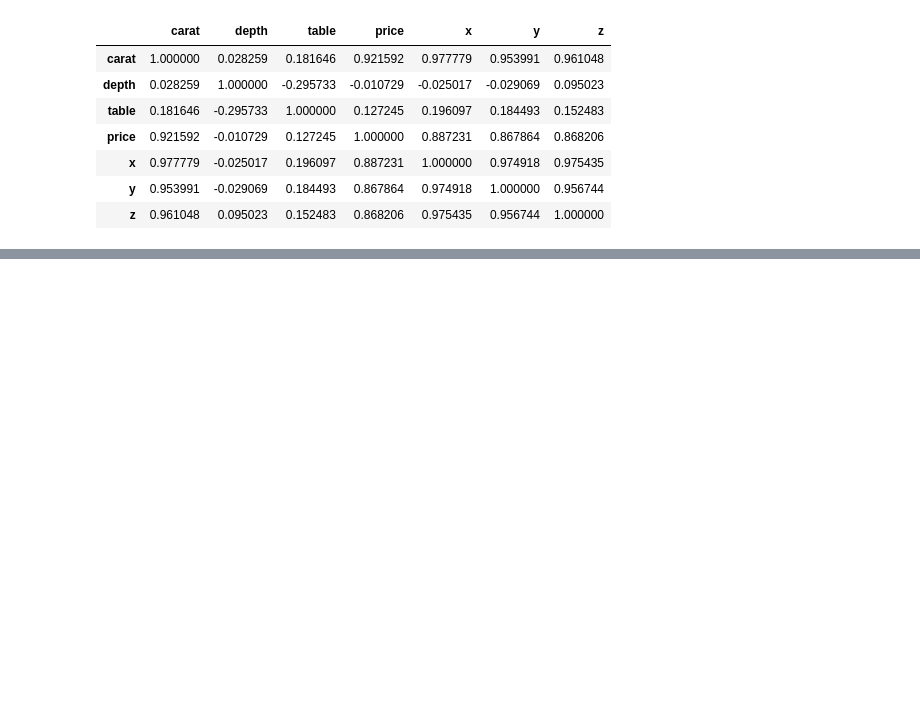
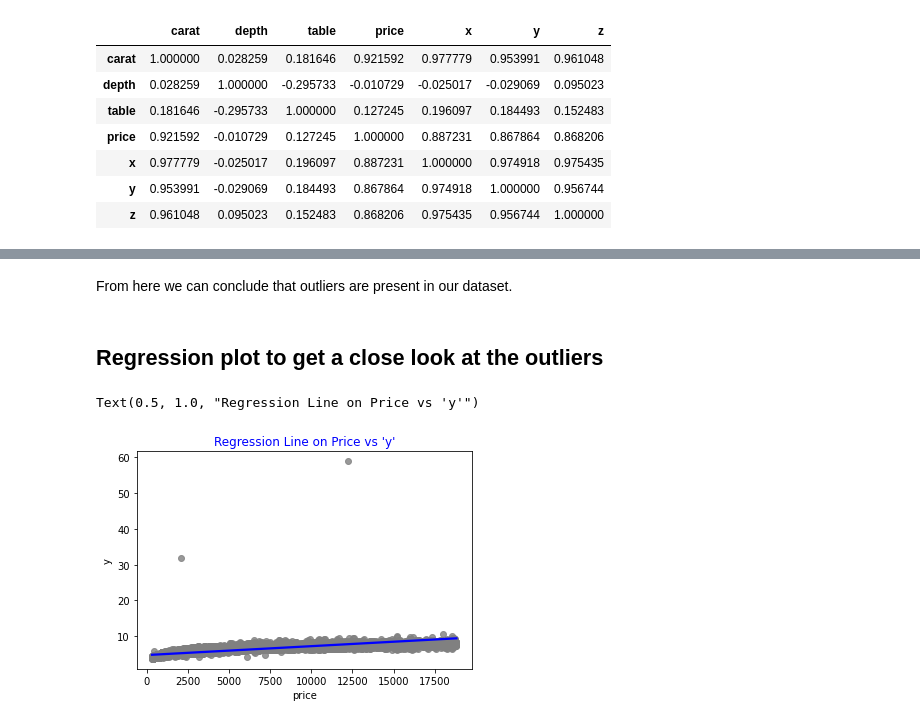
Before and after one commit to CodeWithSridhar/Innomatics-Internship, a Jupyter notebook: Task13_KNN_from_Scratch.ipynb, the cells around one changed output, grey strips where cells are left out. Cells and saved outputs as stored; diff of their text form; code cells hidden in the pictures; blank space fills up the shorter version.

```diff
--- a/Task13_KNN_from_Scratch.ipynb
+++ b/Task13_KNN_from_Scratch.ipynb
@@ -149,0 +150,10 @@ ax=sns.pairplot(data, hue= "cut")
+# %% [markdown]
+From here we can conclude that outliers are present in our dataset.
+# %% [markdown]
+## Regression plot to get a close look at the outliers
+# %%
+ax = sns.regplot(x="price", y="y", data=data, fit_reg=True, scatter_kws={"color": 'grey'}, line_kws={"color": 'blue'})
+ax.set_title("Regression Line on Price vs 'y'", color='blue')
+# %% [output]
+Text(0.5, 1.0, "Regression Line on Price vs 'y'")
+[figure, added]
```
Also changed, not shown: parts of 16 cells of this notebook.
